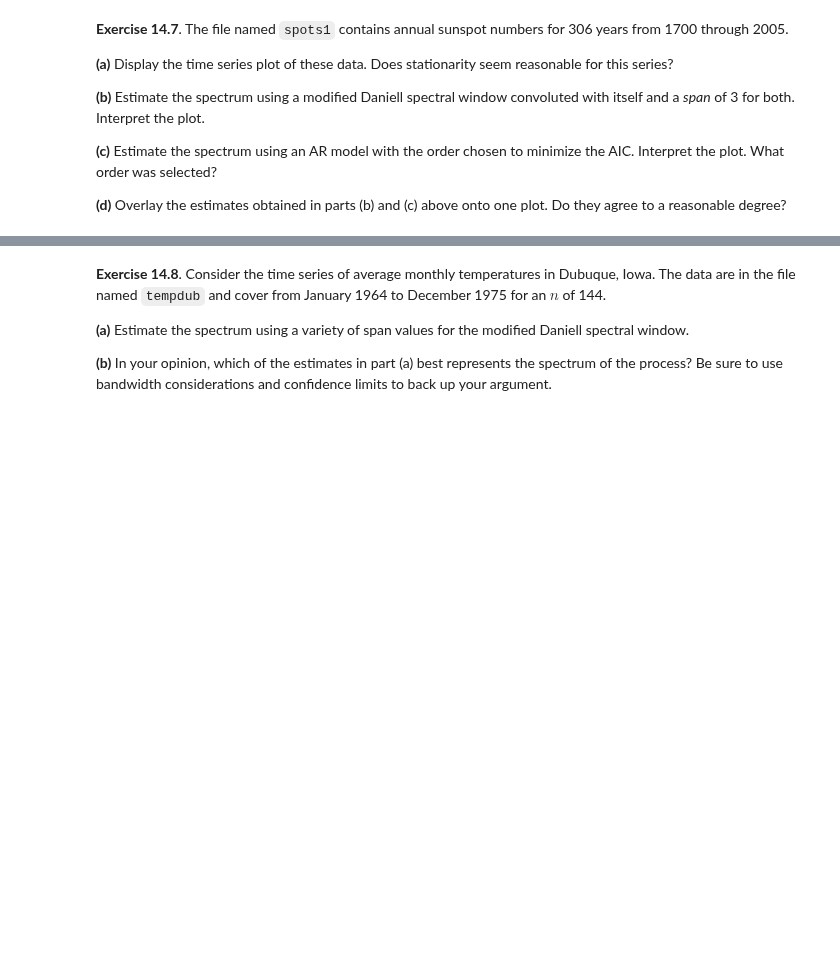
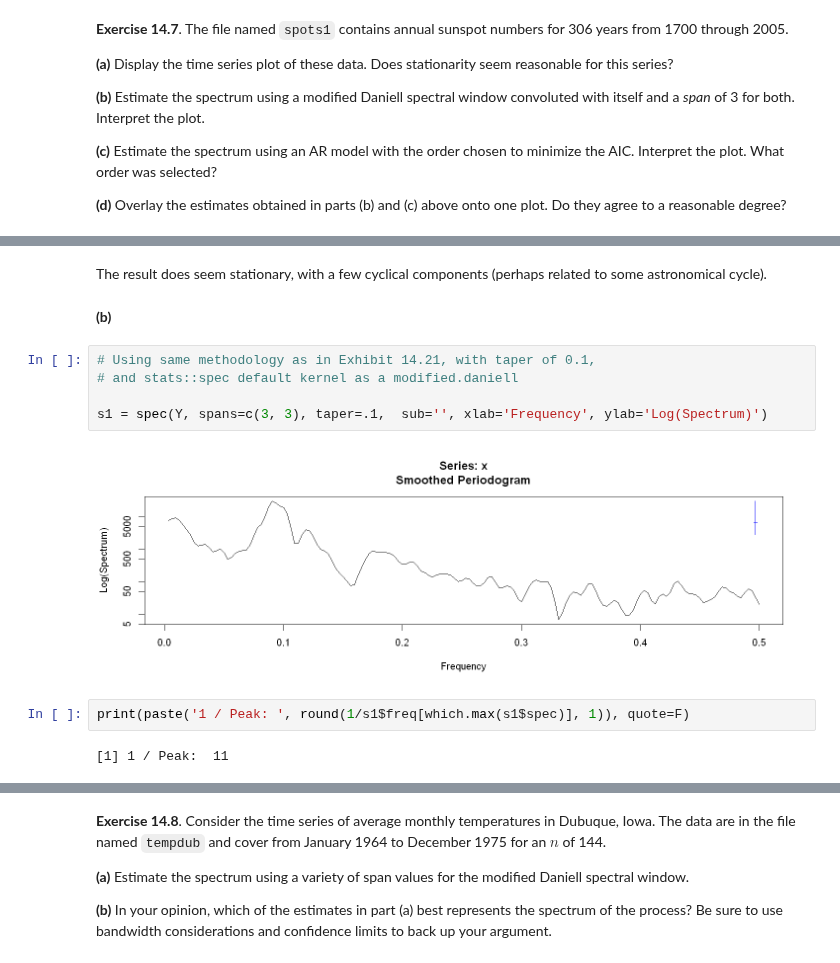
Before and after one commit to telmo-correa/time-series-analysis, a Jupyter notebook: R/Chapter 14 (Ex 01 - 10) - Estimating the Spectrum.ipynb, the cells around one changed output, grey strips where cells are left out. Saved outputs shown, nothing was run; the diff lists cells and outputs as text; blank space fills up the shorter version.

```diff
--- a/R/Chapter 14 (Ex 01 - 10) - Estimating the Spectrum.ipynb
+++ b/R/Chapter 14 (Ex 01 - 10) - Estimating the Spectrum.ipynb
@@ -326,0 +358,15 @@ s = spec(Y, spans=c(11), taper=.1, ylim=c(0.08, 0.5), sub='', xlab='Frequency',
+# %% [markdown]
+The result does seem stationary, with a few cyclical components (perhaps related to some astronomical cycle).
+# %% [markdown]
+**(b)**
+# %%
+# Using same methodology as in Exhibit 14.21, with taper of 0.1,
+# and stats::spec default kernel as a modified.daniell
+
+s1 = spec(Y, spans=c(3, 3), taper=.1,  sub='', xlab='Frequency', ylab='Log(Spectrum)')
+# %% [output]
+[figure, added]
+# %%
+print(paste('1 / Peak: ', round(1/s1$freq[which.max(s1$spec)], 1)), quote=F)
+# %% [output]
+[1] 1 / Peak:  11
```
Also changed, not shown: parts of 54 cells of this notebook.
